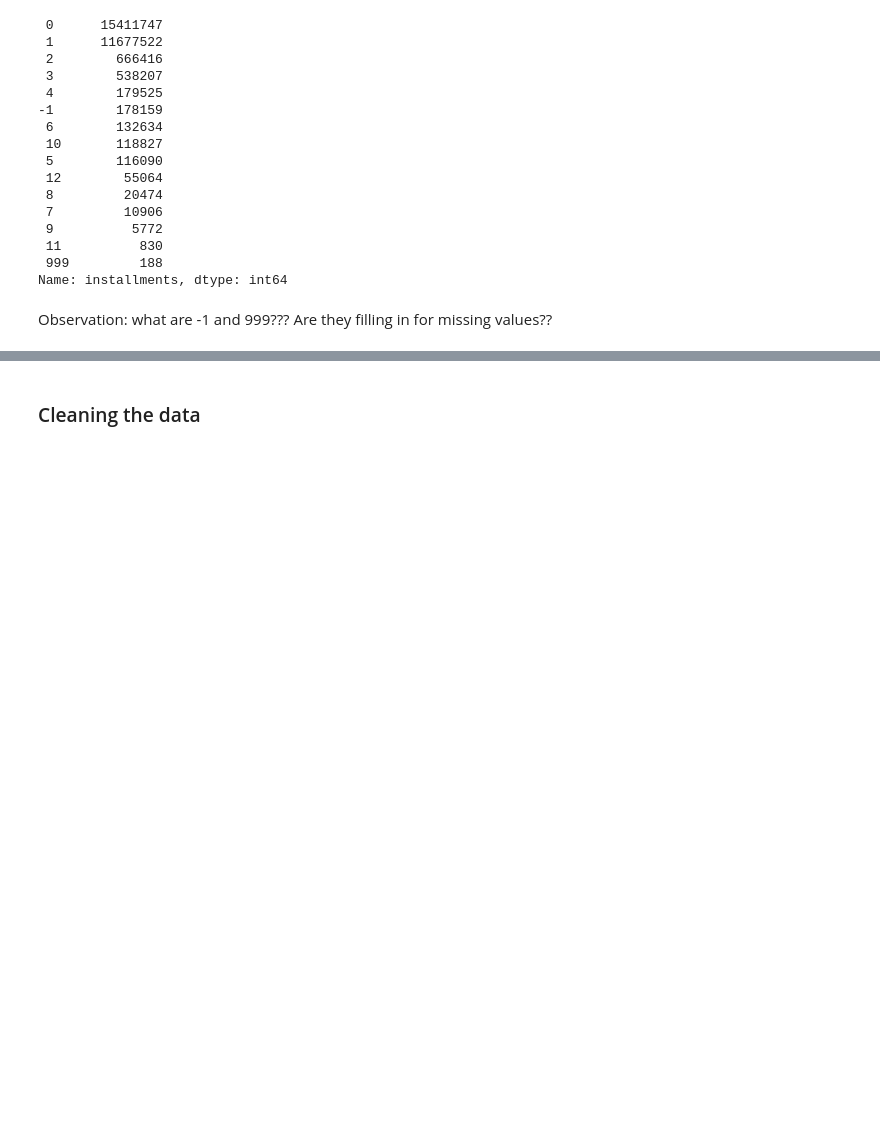
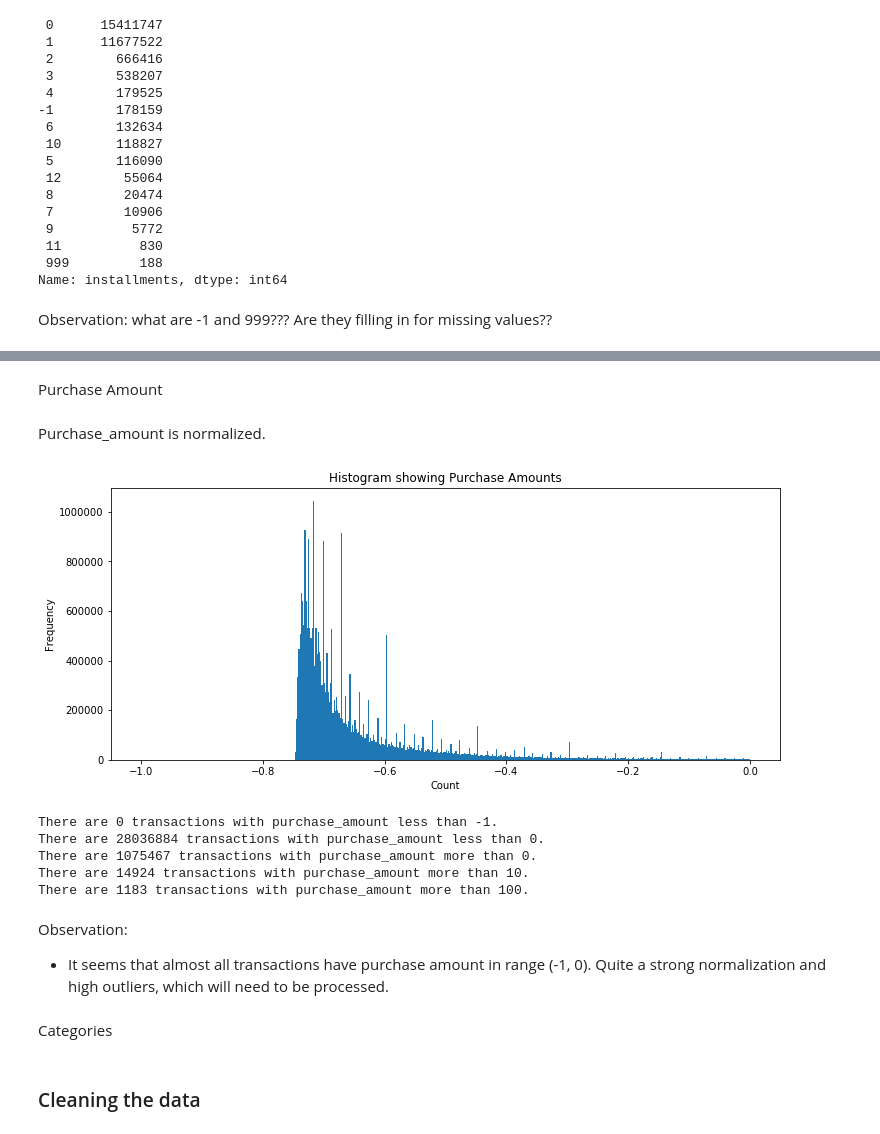
Before and after one commit to johngreibelarsen/understand-customer-loyalty, a Jupyter notebook: basic_kernel.ipynb, the cells around one changed output, grey strips where cells are left out. Saved outputs shown, nothing was run; the diff lists cells and outputs as text; code cells hidden in the pictures; blank space fills up the shorter version.

Commit message:
Analysed installments and purchase amount

```diff
--- a/basic_kernel.ipynb
+++ b/basic_kernel.ipynb
@@ -293,3 +317,36 @@ DataError: No numeric types to aggregate
+# %% [markdown]
+Purchase Amount
+# %% [markdown]
+Purchase_amount is normalized.
+# %%
+import matplotlib.pyplot as plt
+
+plt.figure(figsize=(12, 5))
+plt.hist(df_historical_transactions['purchase_amount'].values, bins=500, range=(-1, 0))
+plt.title('Histogram showing Purchase Amounts')
+plt.xlabel('Count')
+plt.ylabel('Frequency')
+plt.show()
+# %% [output]
+[figure, added]
+# %%
+for i in [-1, 0]:
+    n = df_historical_transactions.loc[df_historical_transactions['purchase_amount'] < i].shape[0]
+    print(f"There are {n} transactions with purchase_amount less than {i}.")
+for i in [0, 10, 100]:
+    n = df_historical_transactions.loc[df_historical_transactions['purchase_amount'] > i].shape[0]
+    print(f"There are {n} transactions with purchase_amount more than {i}.")
+# %% [output]
+There are 0 transactions with purchase_amount less than -1.
+There are 28036884 transactions with purchase_amount less than 0.
+There are 1075467 transactions with purchase_amount more than 0.
+There are 14924 transactions with purchase_amount more than 10.
+There are 1183 transactions with purchase_amount more than 100.
+# %% [markdown]
+Observation:
+- It seems that almost all transactions have purchase amount in range (-1, 0). Quite a strong normalization and high outliers, which will need to be processed.
+# %% [markdown]
+Categories
 # %% [markdown]
 ### Cleaning the data
 # %%
```
Also changed, not shown: parts of 3 cells of this notebook.
